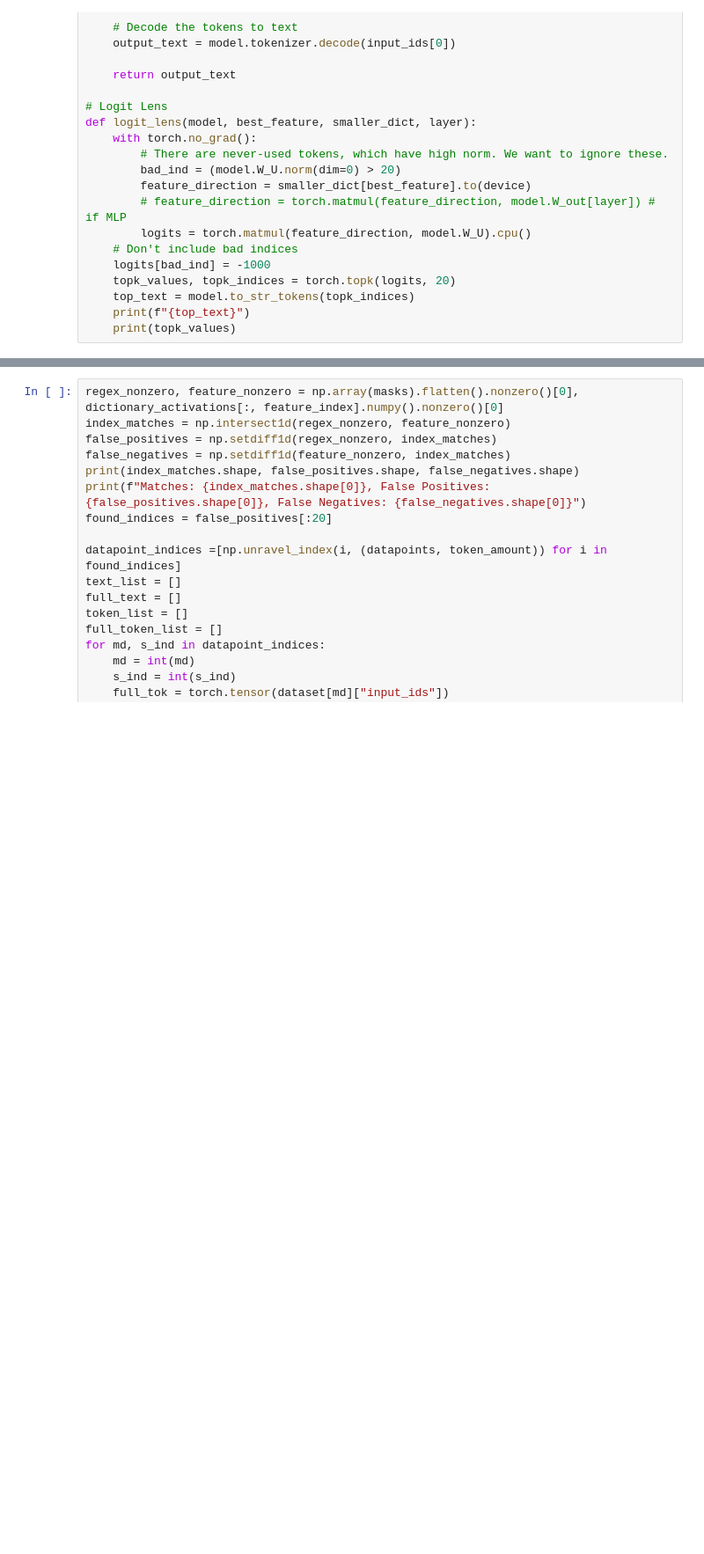
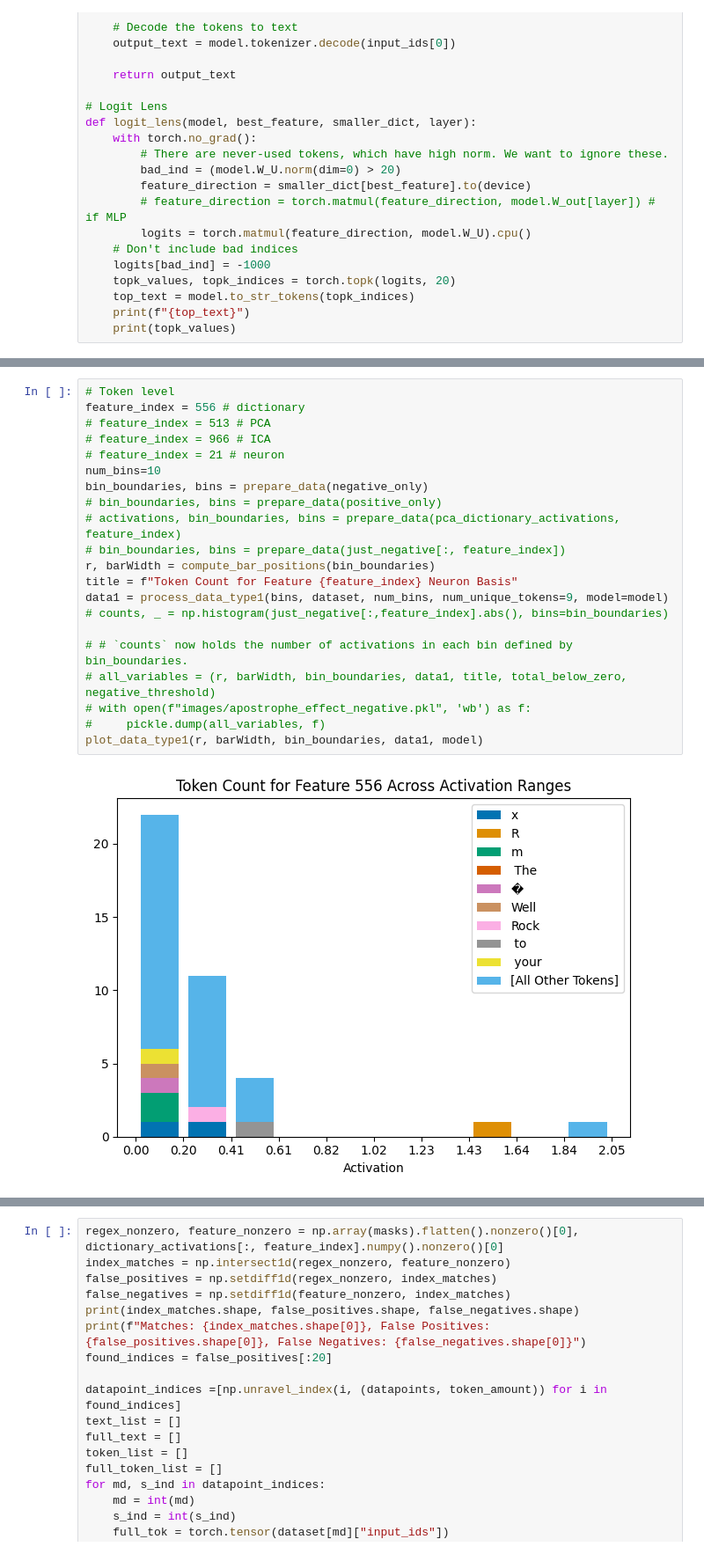
Before and after one commit to migerovitch/sparse_coding, a Jupyter notebook: case_studies.ipynb, the cells around one changed output, grey strips where cells are left out. Shown at 88% size. Drawn from its saved outputs; the diff is of its cells as text; blank space fills up the shorter version.

```diff
--- a/case_studies.ipynb
+++ b/case_studies.ipynb
@@ -713 +697,24 @@ plot_data_type1(r, barWidth, bin_boundaries, data1, model)
+# %%
+# Token level
+feature_index = 556 # dictionary
+# feature_index = 513 # PCA
+# feature_index = 966 # ICA
+# feature_index = 21 # neuron
+num_bins=10
+bin_boundaries, bins = prepare_data(negative_only)
+# bin_boundaries, bins = prepare_data(positive_only)
+# activations, bin_boundaries, bins = prepare_data(pca_dictionary_activations, feature_index)
+# bin_boundaries, bins = prepare_data(just_negative[:, feature_index])
+r, barWidth = compute_bar_positions(bin_boundaries)
+title = f"Token Count for Feature {feature_index} Neuron Basis"
+data1 = process_data_type1(bins, dataset, num_bins, num_unique_tokens=9, model=model)
+# counts, _ = np.histogram(just_negative[:,feature_index].abs(), bins=bin_boundaries)
+
+# # `counts` now holds the number of activations in each bin defined by bin_boundaries.
+# all_variables = (r, barWidth, bin_boundaries, data1, title, total_below_zero, negative_threshold)
+# with open(f"images/apostrophe_effect_negative.pkl", 'wb') as f:
+#     pickle.dump(all_variables, f)
+plot_data_type1(r, barWidth, bin_boundaries, data1, model)
+# %% [output]
+[figure, added]
 # %%
```
Also changed, not shown: parts of 26 cells of this notebook, 23 other files.
